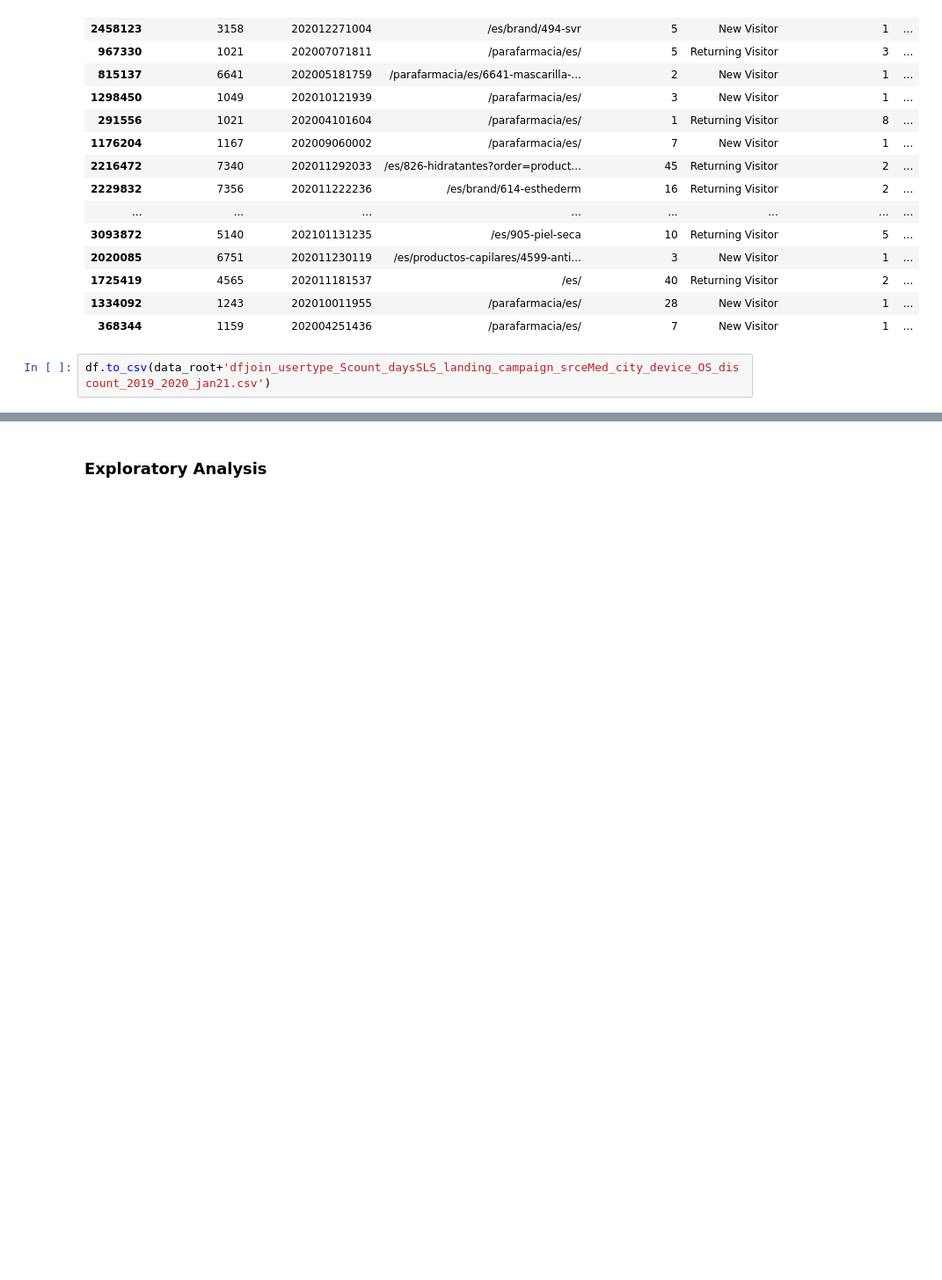
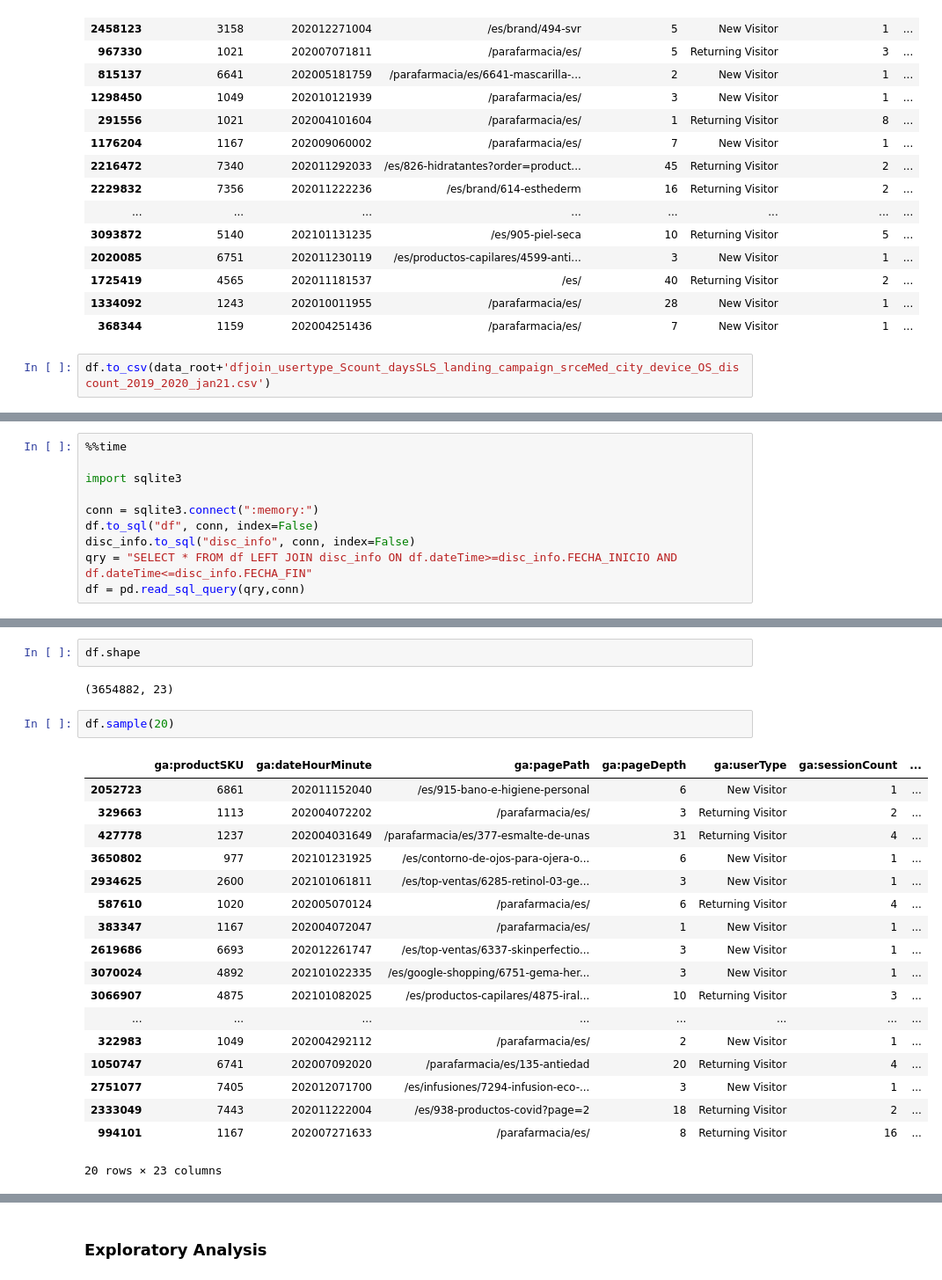
Before and after one commit to Laurajmoreno/ML_and_CRO, a Jupyter notebook: NUMERICAL DATA - DATA EXPLORATION and FE (Price and Discounts).ipynb, the cells around one changed output, grey strips where cells are left out. Shown at 88% size. Cells and saved outputs as stored; diff of their text form; blank space fills up the shorter version.

```diff
--- a/NUMERICAL DATA - DATA EXPLORATION and FE (Price and Discounts).ipynb
+++ b/NUMERICAL DATA - DATA EXPLORATION and FE (Price and Discounts).ipynb
@@ -418,0 +424,10 @@ df.to_csv(data_root+'dfjoin_usertype_Scount_daysSLS_landing_campaign_srceMed_cit
+# %%
+%%time
+
+import sqlite3
+
+conn = sqlite3.connect(":memory:")
+df.to_sql("df", conn, index=False)
+disc_info.to_sql("disc_info", conn, index=False)
+qry = "SELECT * FROM df LEFT JOIN disc_info ON df.dateTime>=disc_info.FECHA_INICIO AND df.dateTime<=disc_info.FECHA_FIN"
+df = pd.read_sql_query(qry,conn)
@@ -418,0 +437,25 @@ df.to_csv(data_root+'dfjoin_usertype_Scount_daysSLS_landing_campaign_srceMed_cit
+# %%
+df.shape
+# %% [output]
+(3654882, 23)
+# %%
+df.sample(20)
+# %% [output]
+|  | ga:productSKU | ga:dateHourMinute | ga:pagePath | ga:pageDepth | ga:userType | ga:sessionCount | ... |
+| 2052723 | 6861 | 202011152040 | /es/915-bano-e-higiene-personal | 6 | New Visitor | 1 | ... |
+| 329663 | 1113 | 202004072202 | /parafarmacia/es/ | 3 | Returning Visitor | 2 | ... |
+| 427778 | 1237 | 202004031649 | /parafarmacia/es/377-esmalte-de-unas | 31 | Returning Visitor | 4 | ... |
+| 3650802 | 977 | 202101231925 | /es/contorno-de-ojos-para-ojera-o... | 6 | New Visitor | 1 | ... |
+| 2934625 | 2600 | 202101061811 | /es/top-ventas/6285-retinol-03-ge... | 3 | New Visitor | 1 | ... |
+| 587610 | 1020 | 202005070124 | /parafarmacia/es/ | 6 | Returning Visitor | 4 | ... |
+| 383347 | 1167 | 202004072047 | /parafarmacia/es/ | 1 | New Visitor | 1 | ... |
+| 2619686 | 6693 | 202012261747 | /es/top-ventas/6337-skinperfectio... | 3 | New Visitor | 1 | ... |
+| 3070024 | 4892 | 202101022335 | /es/google-shopping/6751-gema-her... | 3 | New Visitor | 1 | ... |
+| 3066907 | 4875 | 202101082025 | /es/productos-capilares/4875-iral... | 10 | Returning Visitor | 3 | ... |
+| ... | ... | ... | ... | ... | ... | ... | ... |
+| 322983 | 1049 | 202004292112 | /parafarmacia/es/ | 2 | New Visitor | 1 | ... |
+| 1050747 | 6741 | 202007092020 | /parafarmacia/es/135-antiedad | 20 | Returning Visitor | 4 | ... |
+| 2751077 | 7405 | 202012071700 | /es/infusiones/7294-infusion-eco-... | 3 | New Visitor | 1 | ... |
+| 2333049 | 7443 | 202011222004 | /es/938-productos-covid?page=2 | 18 | Returning Visitor | 2 | ... |
+| 994101 | 1167 | 202007271633 | /parafarmacia/es/ | 8 | Returning Visitor | 16 | ... |
+20 rows × 23 columns
```
Also changed, not shown: parts of 28 cells of this notebook, 1 other file.
